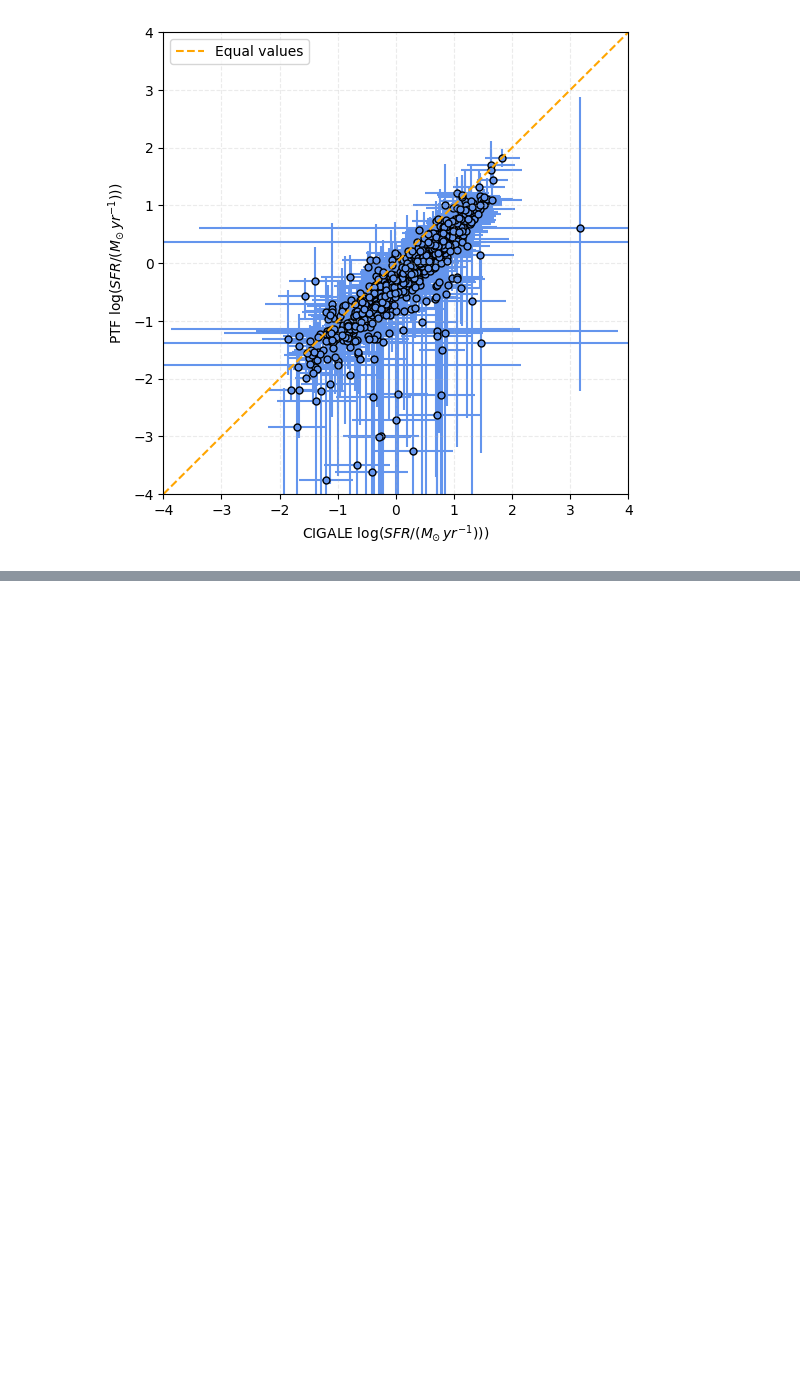
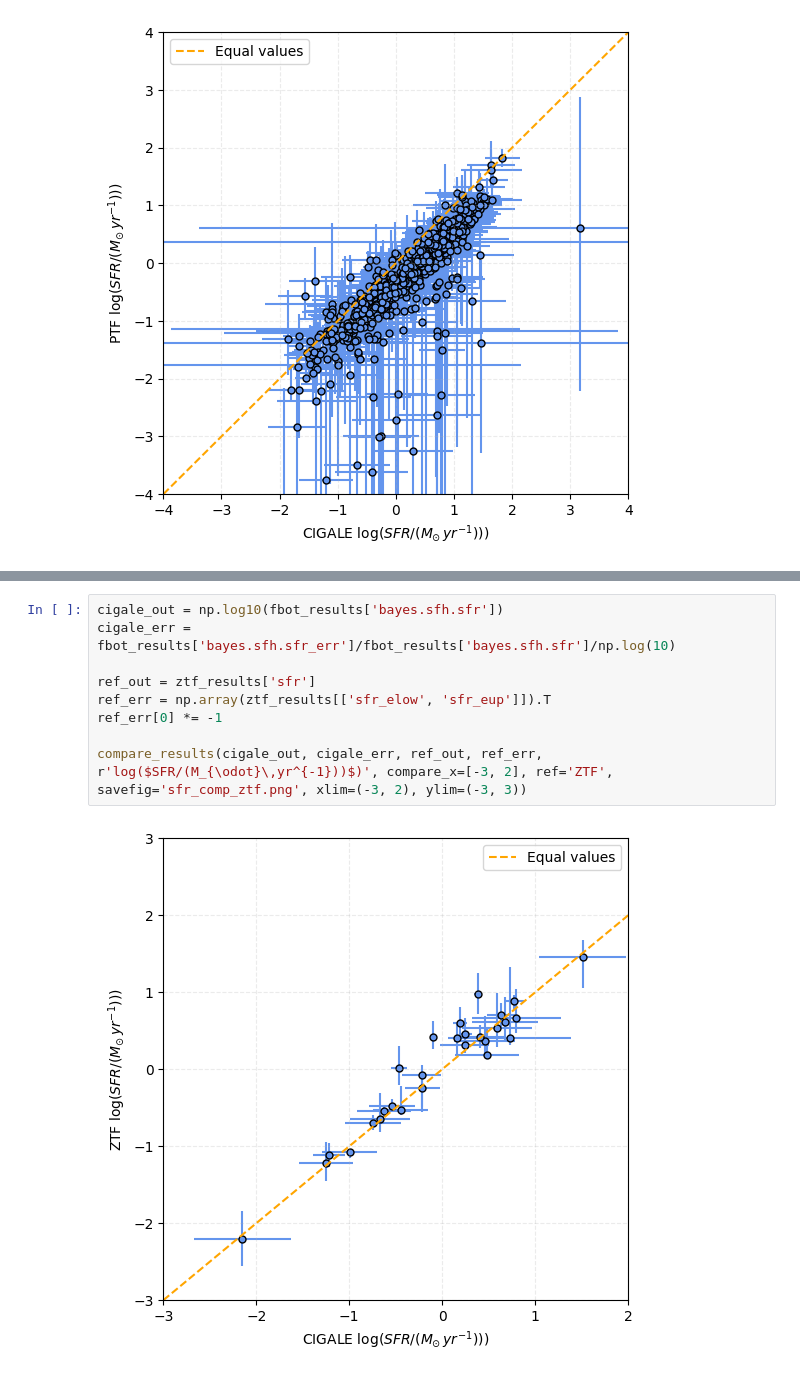
Before and after one commit to aswinsuresh24/sne_hosts, a Jupyter notebook: hosts.ipynb, the cells around one changed output, grey strips where cells are left out. Saved outputs shown, nothing was run; the diff lists cells and outputs as text; blank space fills up the shorter version.

```diff
--- a/hosts.ipynb
+++ b/hosts.ipynb
@@ -612,0 +642,11 @@ compare_results(cigale_out, cigale_err, ref_out, ref_err, r'log($SFR/(M_{\odot}\
+# %%
+cigale_out = np.log10(fbot_results['bayes.sfh.sfr'])
+cigale_err = fbot_results['bayes.sfh.sfr_err']/fbot_results['bayes.sfh.sfr']/np.log(10)
+
+ref_out = ztf_results['sfr']
+ref_err = np.array(ztf_results[['sfr_elow', 'sfr_eup']]).T
+ref_err[0] *= -1
+
+compare_results(cigale_out, cigale_err, ref_out, ref_err, r'log($SFR/(M_{\odot}\,yr^{-1}))$)', compare_x=[-3, 2], ref='ZTF', savefig='sfr_comp_ztf.png', xlim=(-3, 2), ylim=(-3, 3))
+# %% [output]
+[figure, added]
```
Also changed, not shown: parts of 7 cells of this notebook.
